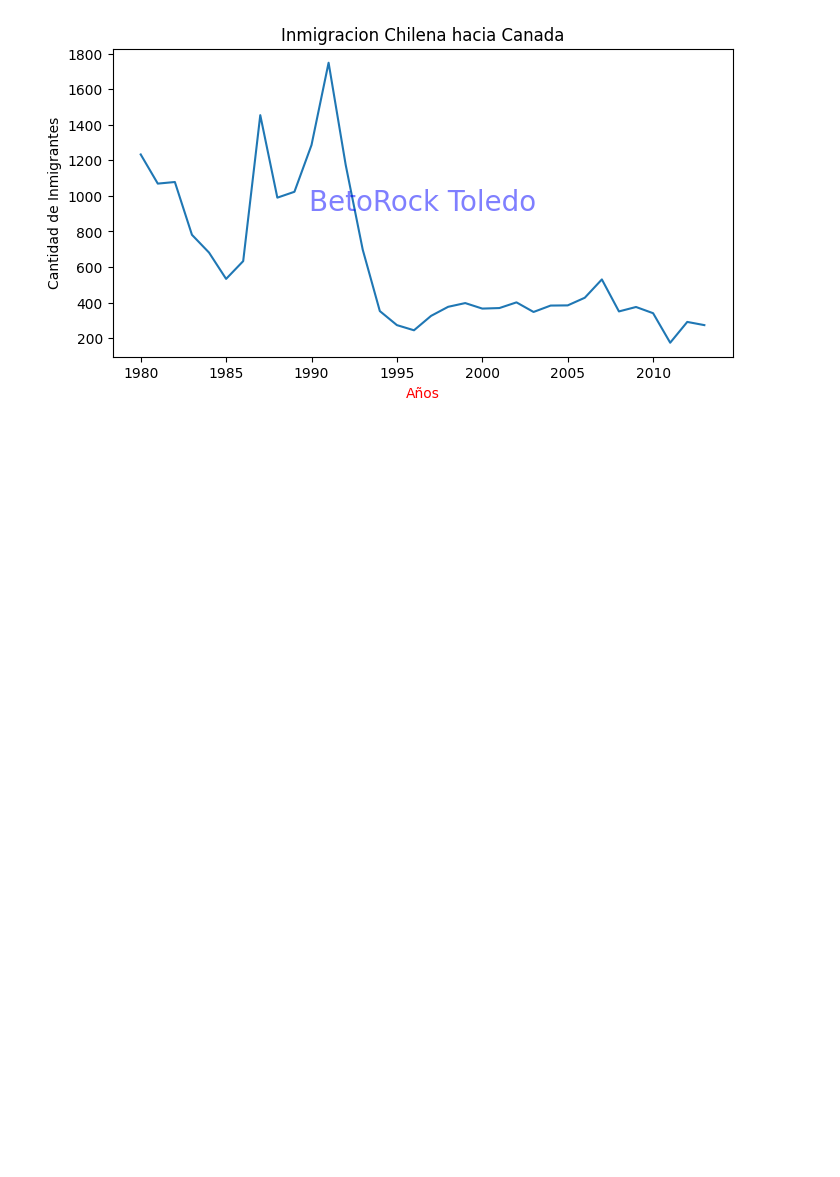
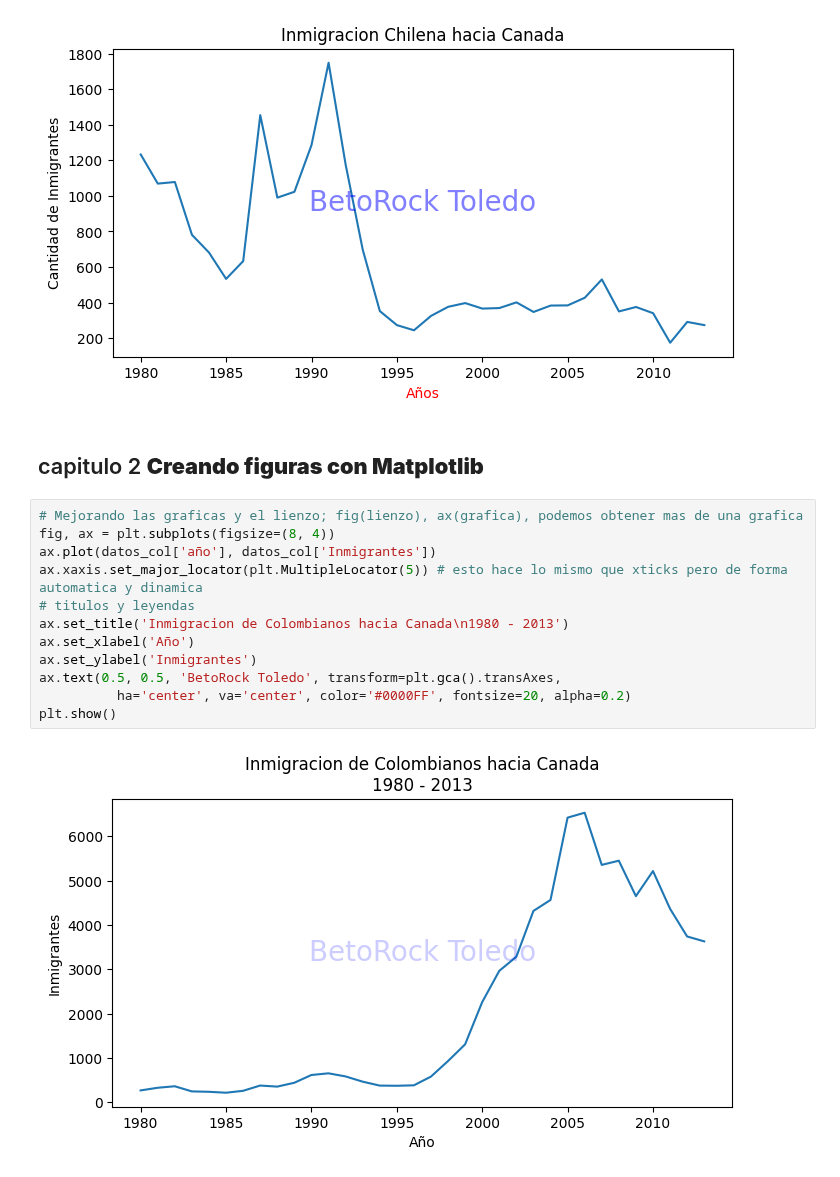
Before and after one commit to betorockers/DataScience_AluraLatam, a Jupyter notebook: 3-ETL/5-Visualizacion-de-datos/visualizacion_de_datos.ipynb, the cells around one changed output. Cells and saved outputs as stored; diff of their text form; blank space fills up the shorter version.

Commit message:
fin clase 2 - creando figuras con matplotlib

```diff
--- a/3-ETL/5-Visualizacion-de-datos/visualizacion_de_datos.ipynb
+++ b/3-ETL/5-Visualizacion-de-datos/visualizacion_de_datos.ipynb
@@ -183,3 +183,19 @@ plt.text(0.5, 0.5, 'BetoRock Toledo', transform=plt.gca().transAxes,
 plt.show()
 # %% [output]
 [figure]
+# %% [markdown]
+## capitulo 2 **Creando figuras con Matplotlib**
+# %%
+# Mejorando las graficas y el lienzo; fig(lienzo), ax(grafica), podemos obtener mas de una grafica
+fig, ax = plt.subplots(figsize=(8, 4))
+ax.plot(datos_col['año'], datos_col['Inmigrantes'])
+ax.xaxis.set_major_locator(plt.MultipleLocator(5)) # esto hace lo mismo que xticks pero de forma automatica y dinamica
+# titulos y leyendas
+ax.set_title('Inmigracion de Colombianos hacia Canada\n1980 - 2013')
+ax.set_xlabel('Año')
+ax.set_ylabel('Inmigrantes')
+ax.text(0.5, 0.5, 'BetoRock Toledo', transform=plt.gca().transAxes,
+          ha='center', va='center', color='#0000FF', fontsize=20, alpha=0.2)
+plt.show()
+# %% [output]
+[figure, added]
```
Also changed, not shown: parts of 5 cells of this notebook.
